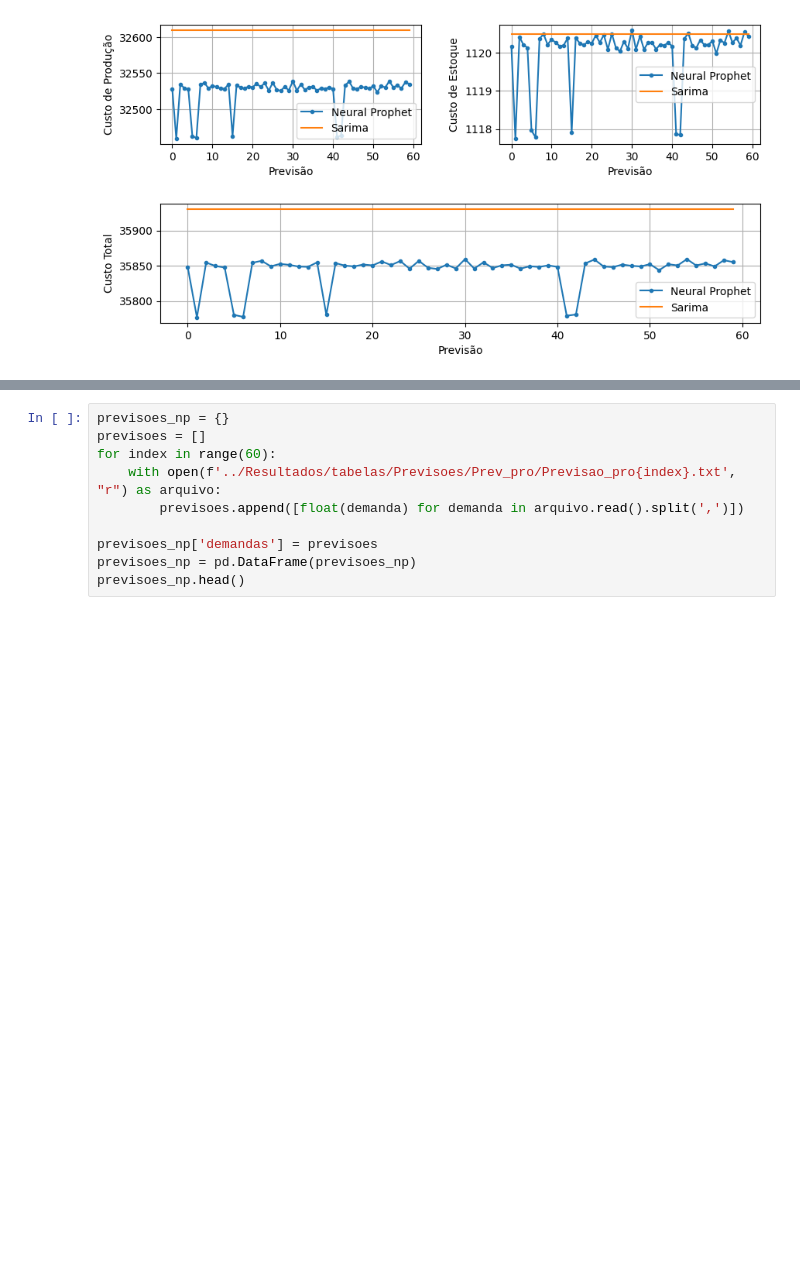
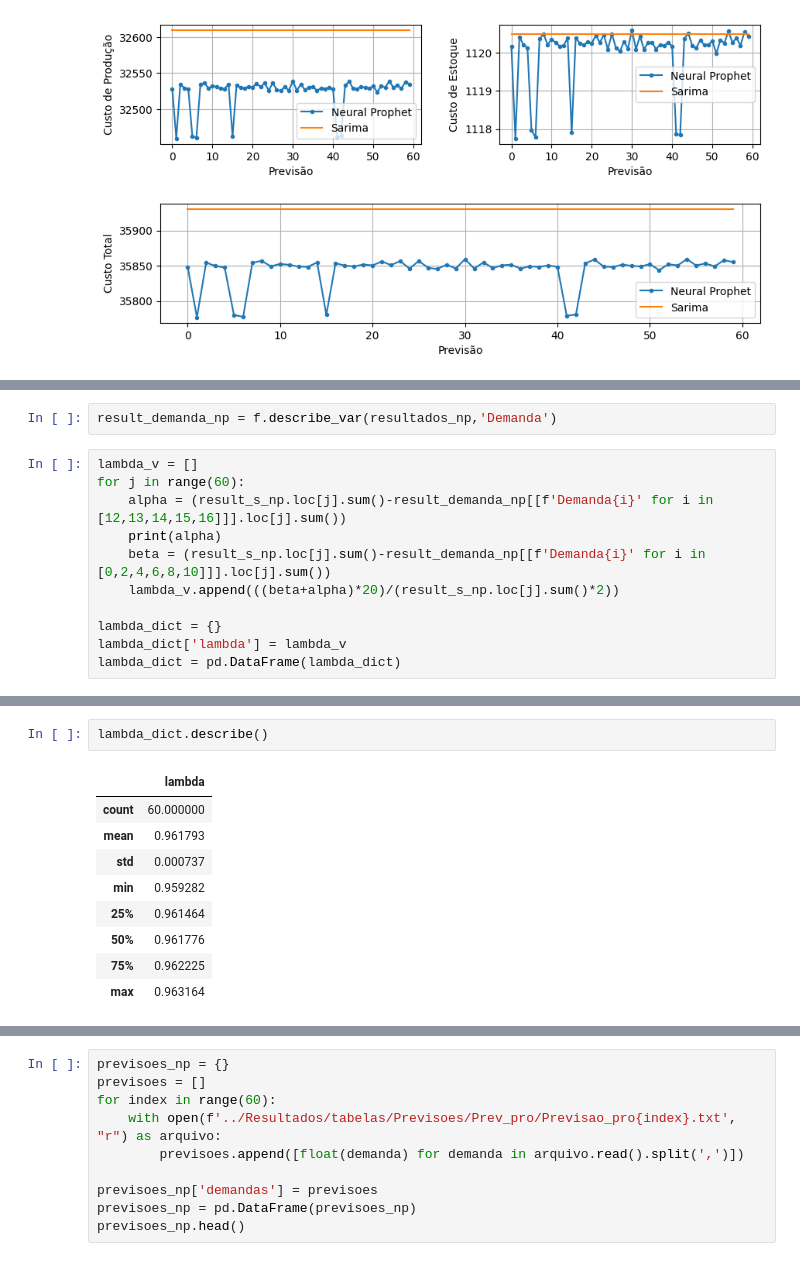
Before and after one commit to MarcioB1999/Prev_For_ULS, a Jupyter notebook: Modelo_pi/resultados_pi_analise.ipynb, the cells around one changed output, grey strips where cells are left out. Saved outputs shown, nothing was run; the diff lists cells and outputs as text; blank space fills up the shorter version.

```diff
--- a/Modelo_pi/resultados_pi_analise.ipynb
+++ b/Modelo_pi/resultados_pi_analise.ipynb
@@ -140,0 +158,13 @@ plt.legend()
+# %%
+result_demanda_np = f.describe_var(resultados_np,'Demanda')
+# %%
+lambda_v = []
+for j in range(60):
+    alpha = (result_s_np.loc[j].sum()-result_demanda_np[[f'Demanda{i}' for i in [12,13,14,15,16]]].loc[j].sum())
+    print(alpha)
+    beta = (result_s_np.loc[j].sum()-result_demanda_np[[f'Demanda{i}' for i in [0,2,4,6,8,10]]].loc[j].sum())
+    lambda_v.append(((beta+alpha)*20)/(result_s_np.loc[j].sum()*2))
+
+lambda_dict = {}
+lambda_dict['lambda'] = lambda_v
+lambda_dict = pd.DataFrame(lambda_dict)
@@ -140,0 +189,12 @@ plt.legend()
+# %%
+lambda_dict.describe()
+# %% [output]
+|  | lambda |
+| count | 60.000000 |
+| mean | 0.961793 |
+| std | 0.000737 |
+| min | 0.959282 |
+| 25% | 0.961464 |
+| 50% | 0.961776 |
+| 75% | 0.962225 |
+| max | 0.963164 |
```
Also changed, not shown: parts of 6 cells of this notebook.
